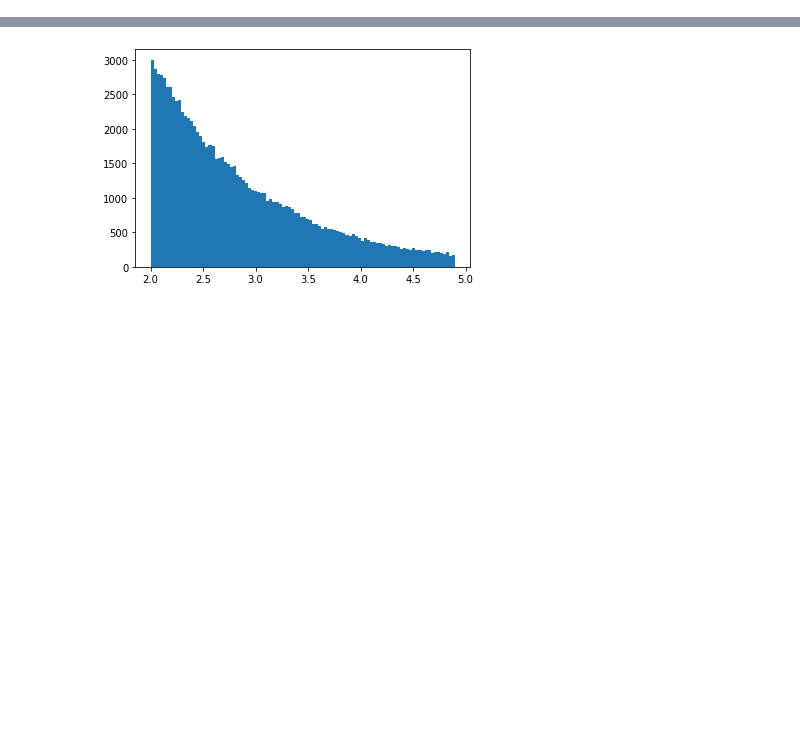
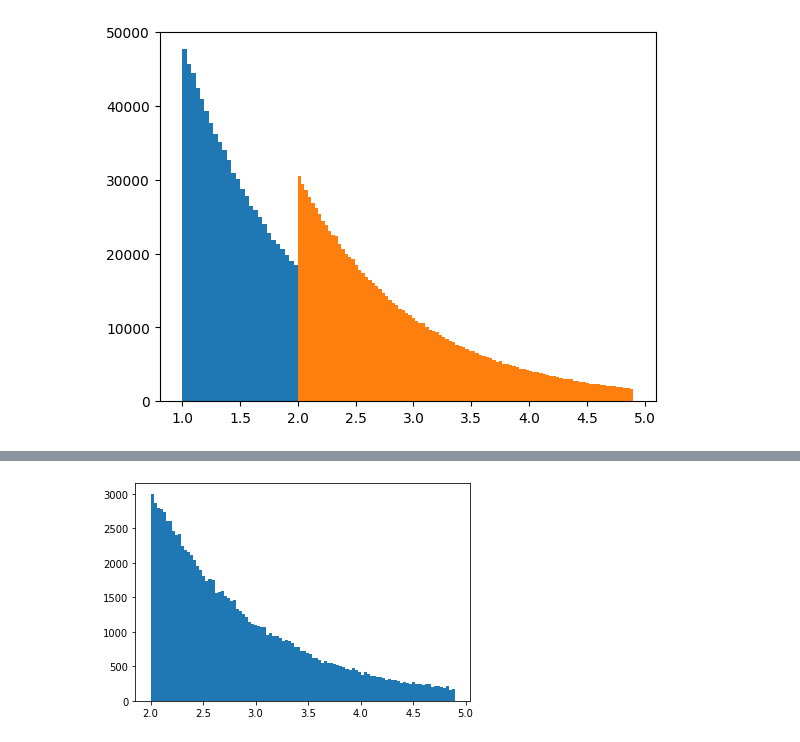
Before and after one commit to kriti-ach/SharedControlPaper, a Jupyter notebook: tweak_SSD_sampler.ipynb, the cells around one changed output, grey strips where cells are left out. Drawn from its saved outputs; the diff is of its cells as text; code cells hidden in the pictures; blank space fills up the shorter version.

```diff
--- a/tweak_SSD_sampler.ipynb
+++ b/tweak_SSD_sampler.ipynb
@@ -25,2 +37,14 @@ def ai_ssd(scale=1):
 
     return [ai, SSD]
+# %%
+# option 2
+def sample_ai_ssd_1(scale=1):
+    SSD = np.random.exponential(scale=scale) + MIN_SSD
+    while SSD > MAX_SSD:
+        SSD = np.random.exponential(scale=scale) + MIN_SSD
+
+    ai = np.random.exponential(scale=scale) + MIN_AI
+    while ai > SSD:
+        ai = np.random.exponential(scale=scale) + MIN_AI
+
+    return [ai, SSD]
@@ -41,0 +77,12 @@ _ = plt.hist(ssd, bins=100)
+# %%
+ssds = [sample_ai_ssd_1() for _ in range(1000000)]
+ai = []
+ssd = []
+for i in range(0, len(ssds)):
+    ai.append(ssds[i][0])
+    ssd.append(ssds[i][1])
+
+_ = plt.hist(ai, bins=100)
+_ = plt.hist(ssd, bins=100)
+# %% [output]
+[figure, added]
```
Also changed, not shown: parts of 23 cells of this notebook, 7 other files.
